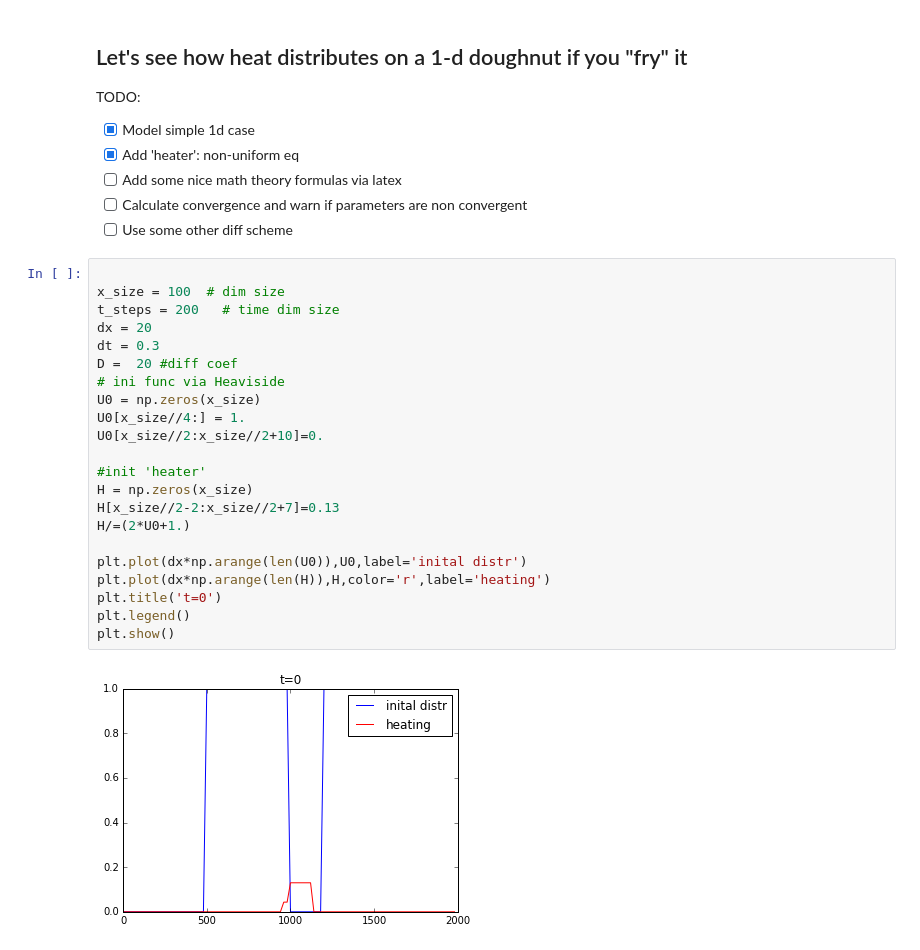
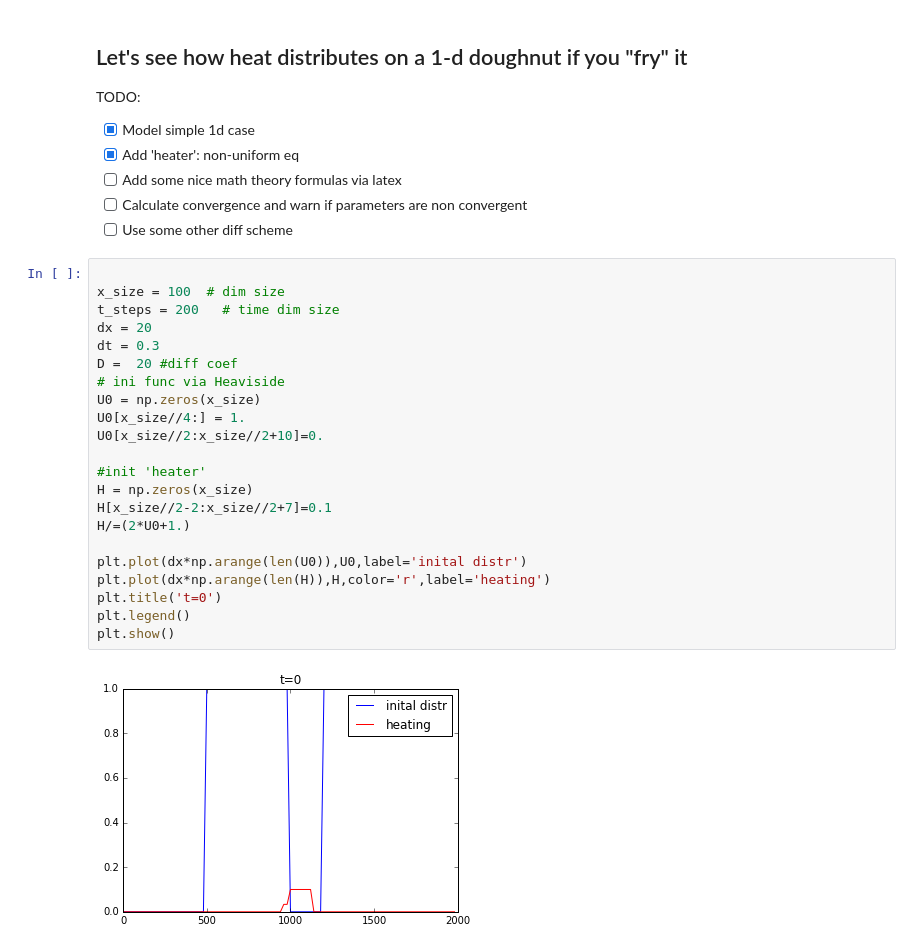
Before and after one commit to DaniloZZZ/Ideas-Fun, a Jupyter notebook: python/Diff_1d.ipynb, the cells around one changed output. Drawn from its saved outputs; the diff is of its cells as text.

```diff
--- a/python/Diff_1d.ipynb
+++ b/python/Diff_1d.ipynb
@@ -12,27 +12,27 @@ TODO:
 # %%
 
 x_size = 100  # dim size
 t_steps = 200   # time dim size
 dx = 20
 dt = 0.3
 D =  20 #diff coef
 # ini func via Heaviside
 U0 = np.zeros(x_size)
 U0[x_size//4:] = 1.
 U0[x_size//2:x_size//2+10]=0.
 
 #init 'heater'
 H = np.zeros(x_size)
-H[x_size//2-2:x_size//2+7]=0.13
+H[x_size//2-2:x_size//2+7]=0.1
 H/=(2*U0+1.)
 
 plt.plot(dx*np.arange(len(U0)),U0,label='inital distr')
 plt.plot(dx*np.arange(len(H)),H,color='r',label='heating')
 plt.title('t=0')
 plt.legend()
 plt.show()
 # %% [output]
-[figure, old version]
+[figure, new version]
 # %%
 # init with U0
 U_ti = U0
```
Also changed, not shown: parts of 3 cells of this notebook.
